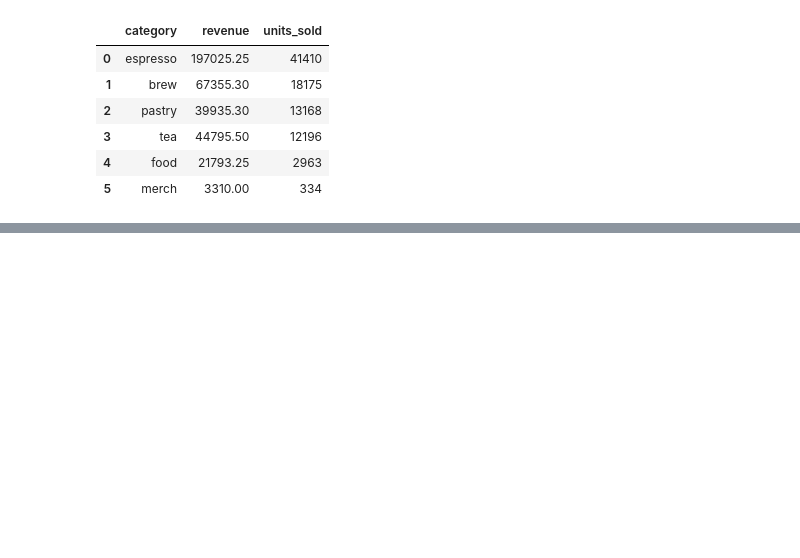
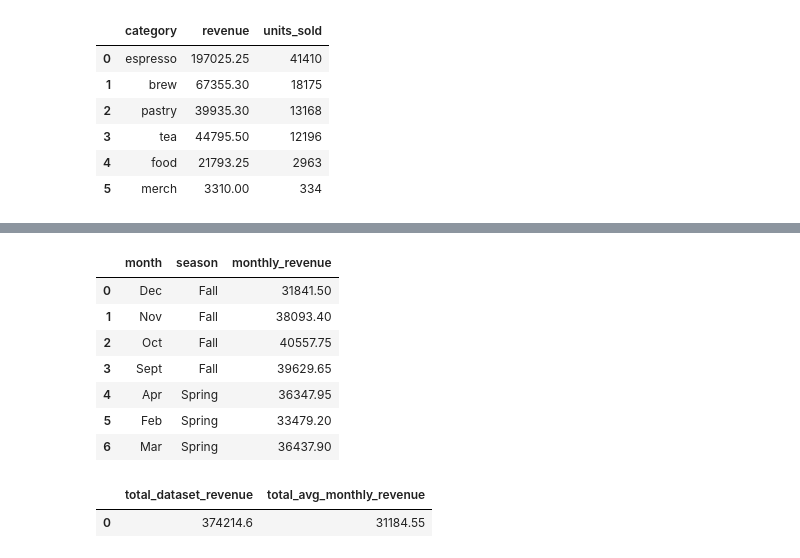
Before and after one commit to anguy22/anguy22.github.io, a Jupyter notebook: Assignment1.ipynb, the cells around one changed output, grey strips where cells are left out. Drawn from its saved outputs; the diff is of its cells as text; code cells hidden in the pictures; blank space fills up the shorter version.

```diff
--- a/Assignment1.ipynb
+++ b/Assignment1.ipynb
@@ -171,0 +290,67 @@ ORDER BY units_sold DESC
+# %%
+%%sql
+WITH months AS(
+  SELECT
+    order_ts, order_id,
+    CASE
+      WHEN strftime('%m', order_ts) IN ('09') THEN 'Sept'
+      WHEN strftime('%m', order_ts) IN ('10') THEN 'Oct'
+      WHEN strftime('%m', order_ts) IN ('11') THEN 'Nov'
+      WHEN strftime('%m', order_ts) IN ('12') THEN 'Dec'
+      WHEN strftime('%m', order_ts) IN ('01') THEN 'Jan'
+      WHEN strftime('%m', order_ts) IN ('02') THEN 'Feb'
+      WHEN strftime('%m', order_ts) IN ('03') THEN 'Mar'
+      WHEN strftime('%m', order_ts) IN ('04') THEN 'Apr'
+      WHEN strftime('%m', order_ts) IN ('05') THEN 'May'
+      WHEN strftime('%m', order_ts) IN ('06') THEN 'Jun'
+      WHEN strftime('%m', order_ts) IN ('07') THEN 'Jul'
+      WHEN strftime('%m', order_ts) IN ('08') THEN 'Aug'
+    END AS month
+    FROM orders o
+),
+seasons AS(
+  SELECT order_ts, order_id,
+    CASE
+      WHEN strftime('%m', order_ts) IN ('09', '10', '11', '12') THEN 'Fall'
+      WHEN strftime('%m', order_ts) IN ('01', '02', '03', '04') THEN 'Spring'
+      ELSE 'Summer'
+    END AS season
+  FROM orders o
+),
+-- define revenue as quantity * unit price
+revenue AS(
+  SELECT SUM(oi.quantity * oi.unit_price) as revenue, order_id
+  FROM order_items oi
+  GROUP BY oi.order_id
+),
+-- define monthly revenue by grouping by month
+monthly_revenue AS(
+  SELECT m.month, s.season, SUM(r.revenue) as monthly_revenue
+  FROM months m
+  JOIN revenue r ON r.order_id = m.order_id
+  JOIN seasons s ON s.order_id = m.order_id
+  GROUP BY m.month
+)
+-- final query
+SELECT * FROM monthly_revenue
+WHERE monthly_revenue > (SELECT AVG(monthly_revenue) FROM monthly_revenue)
+ORDER BY season ASC
+# %% [output]
+|  | month | season | monthly_revenue |
+| 0 | Dec | Fall | 31841.50 |
+| 1 | Nov | Fall | 38093.40 |
+| 2 | Oct | Fall | 40557.75 |
+| 3 | Sept | Fall | 39629.65 |
+| 4 | Apr | Spring | 36347.95 |
+| 5 | Feb | Spring | 33479.20 |
+| 6 | Mar | Spring | 36437.90 |
+# %%
+%%sql
+SELECT
+    SUM(quantity * unit_price) AS total_dataset_revenue,
+    SUM(quantity * unit_price) / 12.0 AS total_avg_monthly_revenue
+FROM order_items
+-- CHECK
+# %% [output]
+|  | total_dataset_revenue | total_avg_monthly_revenue |
+| 0 | 374214.6 | 31184.55 |
```
Also changed, not shown: parts of 14 cells of this notebook.
